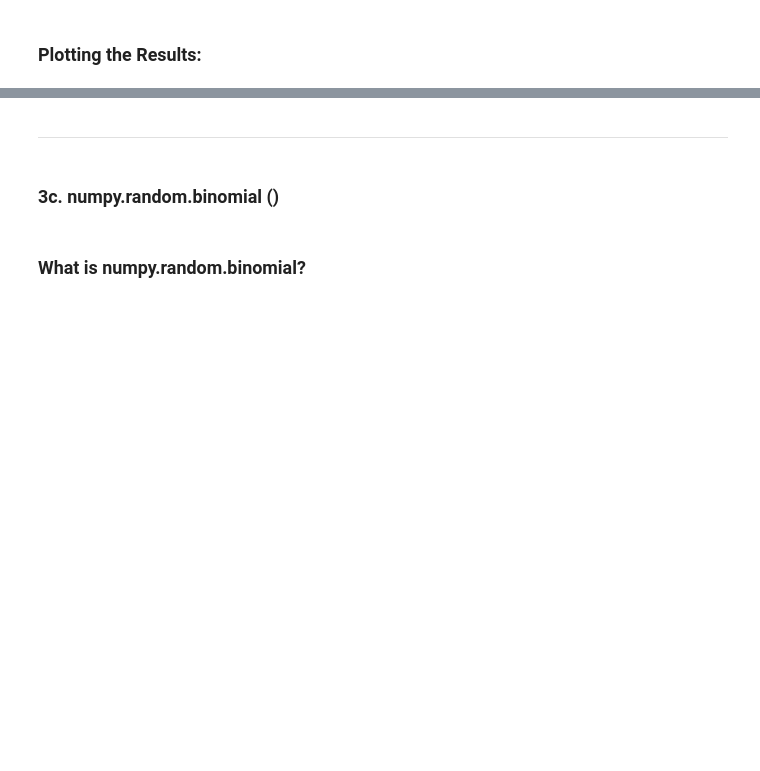
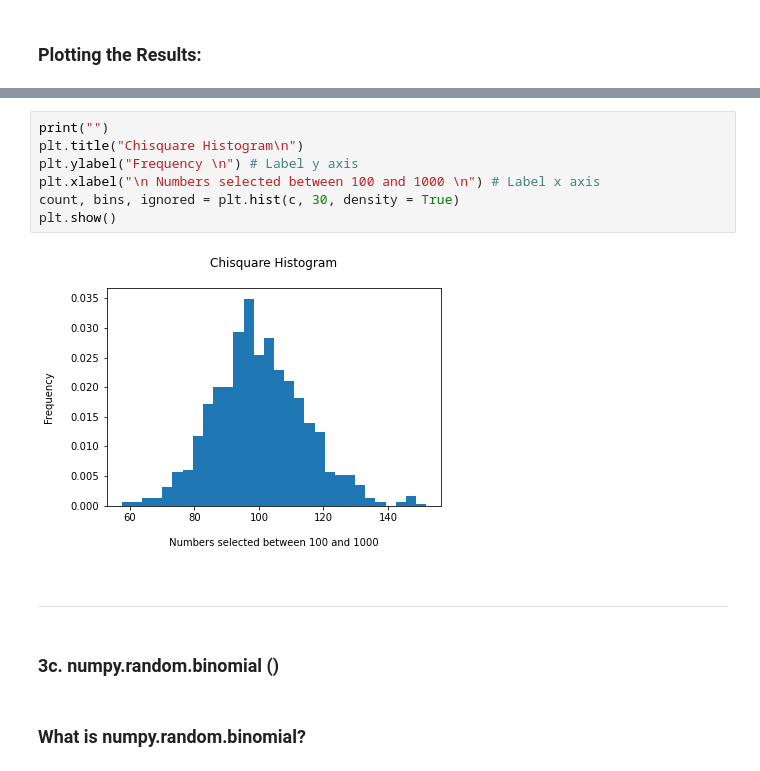
Before and after one commit to Fiona-600/Programming-for-Data-Analytics-2020-Assignment, a Jupyter notebook: Assignment-2020.ipynb, the cells around one changed output, grey strips where cells are left out. Saved outputs shown, nothing was run; the diff lists cells and outputs as text; blank space fills up the shorter version.

```diff
--- a/Assignment-2020.ipynb
+++ b/Assignment-2020.ipynb
@@ -358,3 +363,12 @@ plt.show()
+# %%
+print("")
+plt.title("Chisquare Histogram\n")
+plt.ylabel("Frequency \n") # Label y axis
+plt.xlabel("\n Numbers selected between 100 and 1000 \n") # Label x axis
+count, bins, ignored = plt.hist(c, 30, density = True)
+plt.show()
+# %% [output]
+[figure, added]
 # %% [markdown]
 ***
 # %% [markdown]
```
Also changed, not shown: parts of 31 cells of this notebook.
